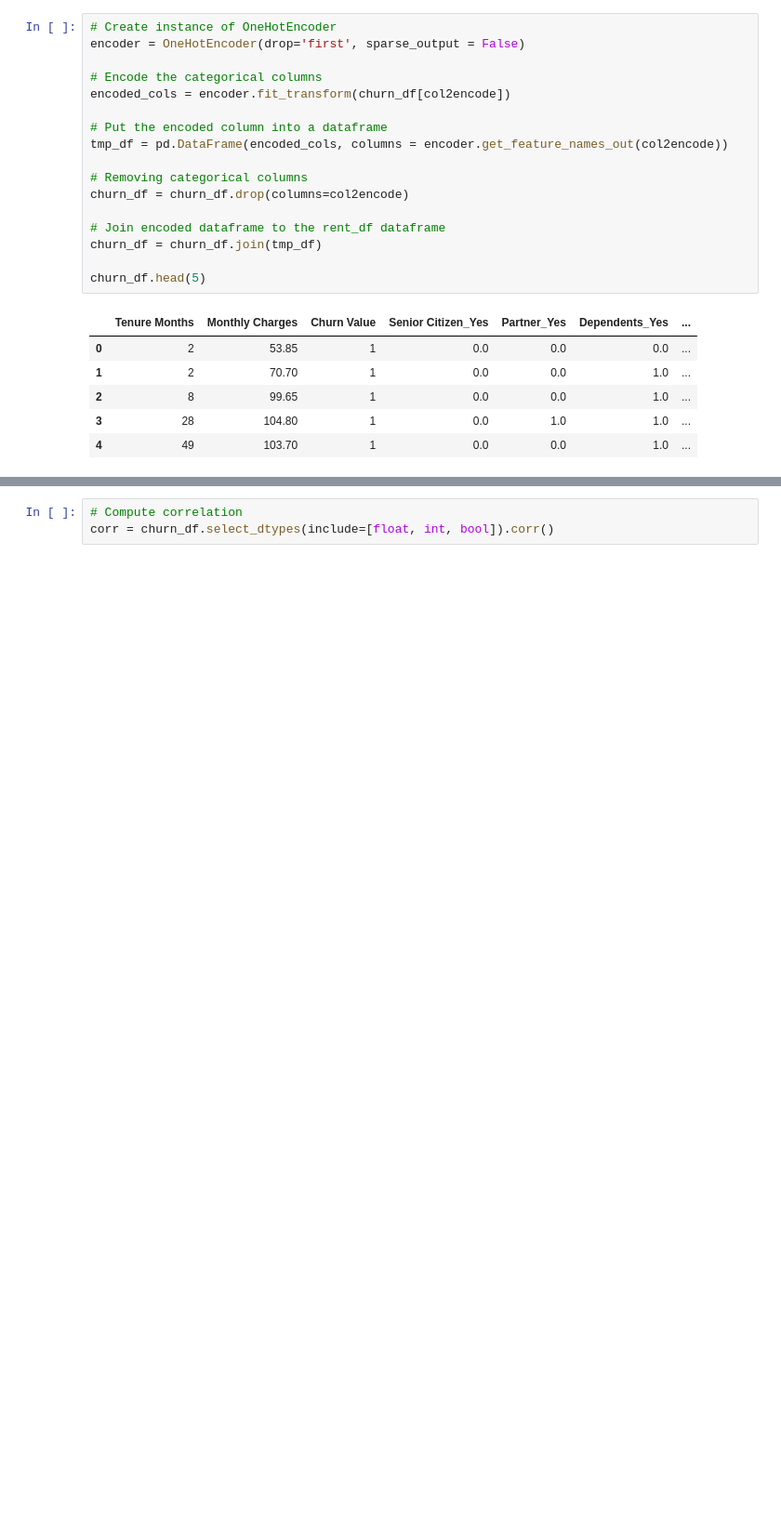
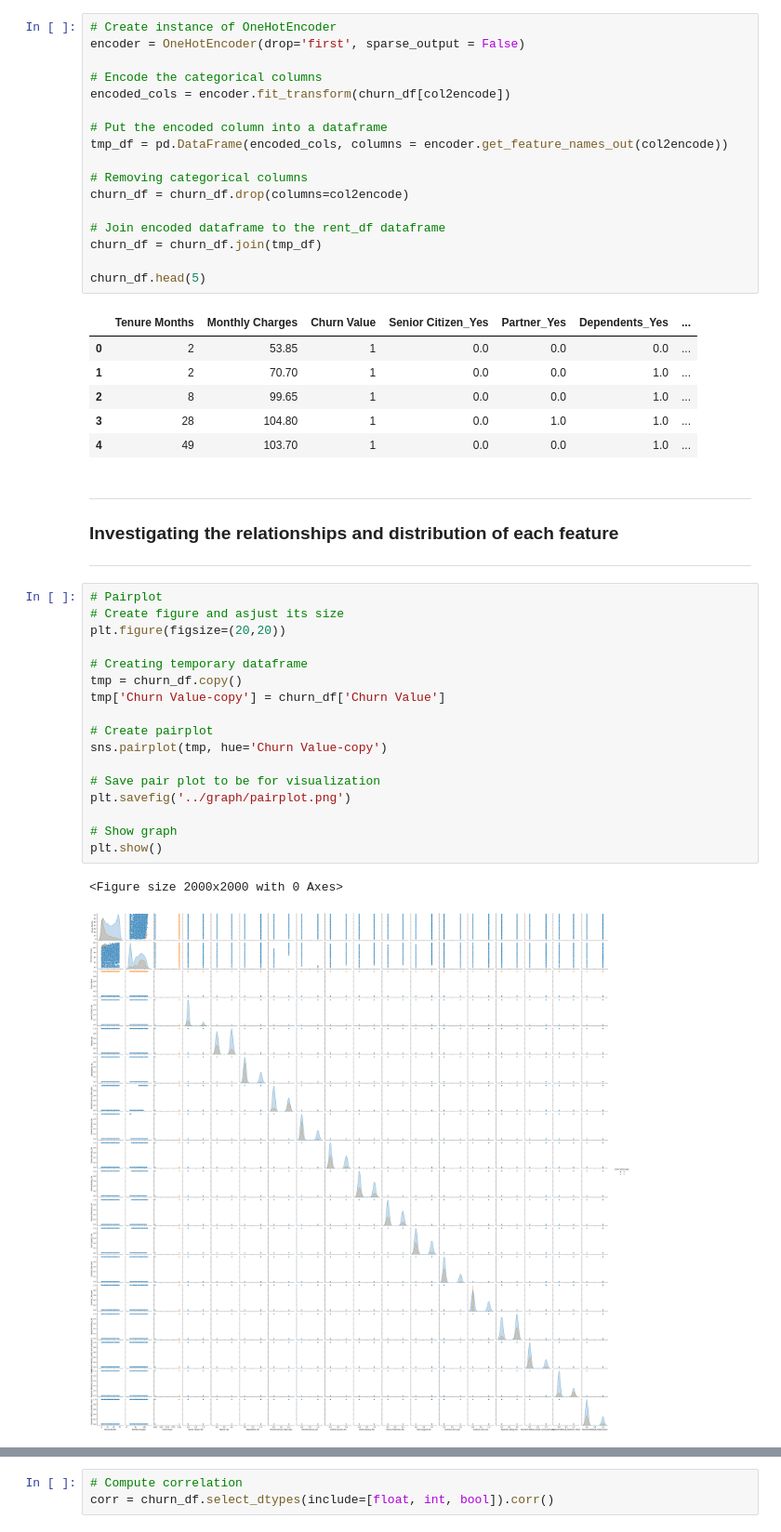
Before and after one commit to ABF-QC/Module2_Project2_team, a Jupyter notebook: notebook/Feature_Engineering.ipynb, the cells around one changed output, grey strips where cells are left out. Shown at 93% size. Cells and saved outputs as stored; diff of their text form; blank space fills up the shorter version.

Commit message:
Added pairplot in the Feature Engineering

```diff
--- a/notebook/Feature_Engineering.ipynb
+++ b/notebook/Feature_Engineering.ipynb
@@ -120,6 +120,30 @@ churn_df.head(5)
 | 2 | 8 | 99.65 | 1 | 0.0 | 0.0 | 1.0 | ... |
 | 3 | 28 | 104.80 | 1 | 0.0 | 1.0 | 1.0 | ... |
 | 4 | 49 | 103.70 | 1 | 0.0 | 0.0 | 1.0 | ... |
+# %% [markdown]
+---
+### Investigating the relationships and distribution of each feature
+---
+# %%
+# Pairplot
+# Create figure and asjust its size
+plt.figure(figsize=(20,20))
+
+# Creating temporary dataframe
+tmp = churn_df.copy()
+tmp['Churn Value-copy'] = churn_df['Churn Value']
+
+# Create pairplot
+sns.pairplot(tmp, hue='Churn Value-copy')
+
+# Save pair plot to be for visualization
+plt.savefig('../graph/pairplot.png')
+
+# Show graph
+plt.show()
+# %% [output]
+<Figure size 2000x2000 with 0 Axes>
+[figure, added]
 # %% [markdown]
 ---
 ### Investigating the correlation
```
Also changed, not shown: parts of 1 cell of this notebook, 2 other files.
